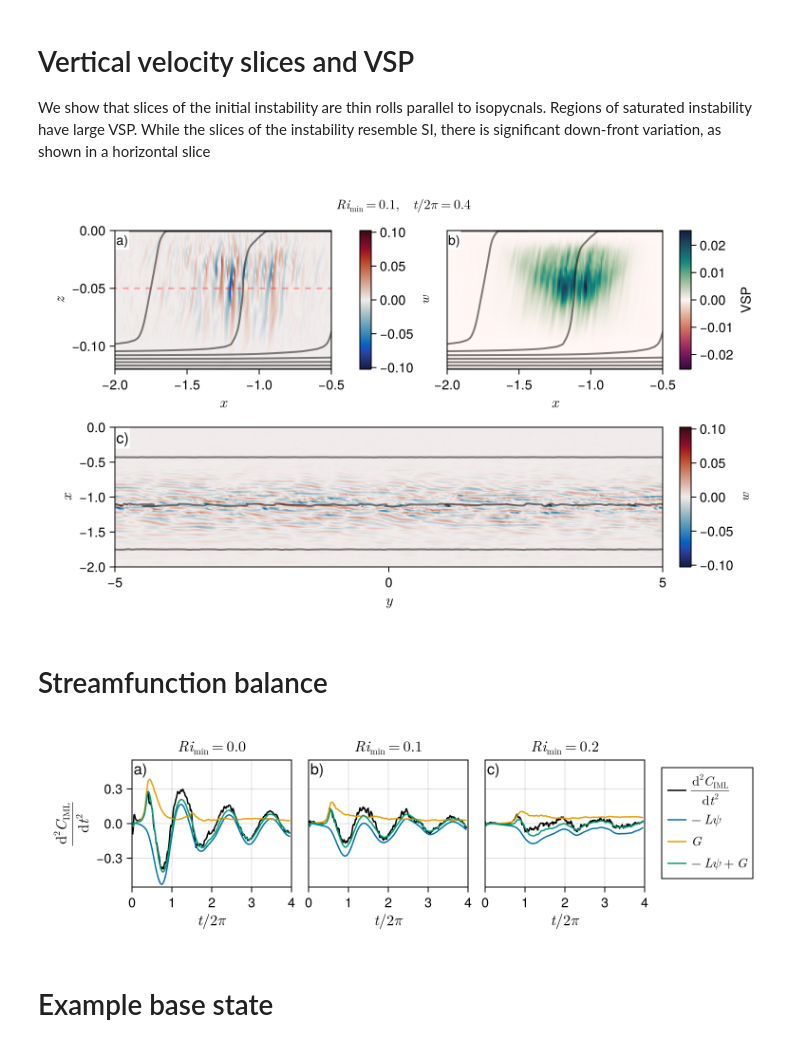
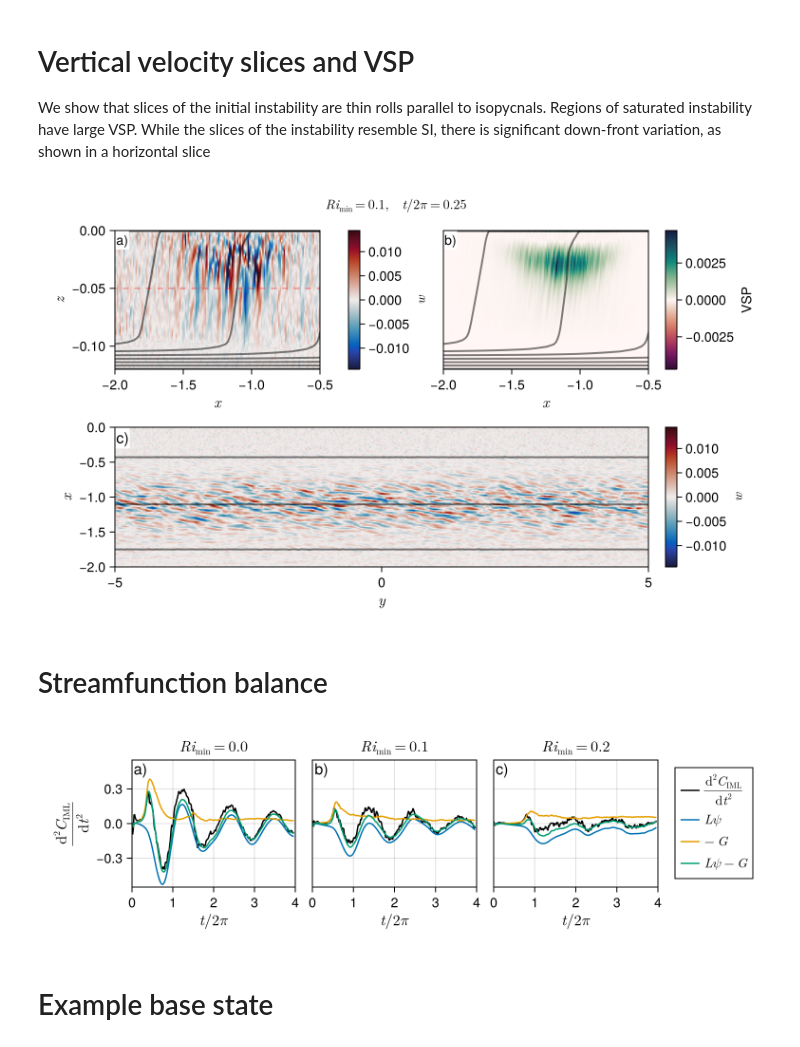
Before and after one commit to erin-atkinson/filament-instability, a Jupyter notebook: notebook/PaperFigures.ipynb, the cells around one changed output. Drawn from its saved outputs; the diff is of its cells as text; code cells hidden in the pictures.

```diff
--- a/notebook/PaperFigures.ipynb
+++ b/notebook/PaperFigures.ipynb
@@ -350,7 +350,7 @@ We show that slices of the initial instability are thin rolls parallel to isopyc
 # %%
 fig = let
     foldername = foldernames[2]
-    t = 0.4 # t/2π
+    t = 0.25 # t/2π
     z = -0.05
     init_time, run_time, sp = jldopen("$foldername/parameters.jld2") do file
         file["parameters/init_time"], file["parameters/run_time"], file["parameters/simulation"]
@@ -430,35 +430,35 @@ fig = let
         fontsize = 14,
         padding = (1, 1, 2, 2),
     )
     gl = GridLayout(fig[1, 3],
         tellwidth = false,
         tellheight = false,
         halign = :left,
         valign = :top,
     )
     Box(gl[1, 1], color = :white, strokecolor = :black, strokewidth = 0)
     Label(gl[1, 1], "b)",
         fontsize = 14,
         padding = (1, 1, 2, 2),
     )
 
     gl = GridLayout(fig[2, 1],
         tellwidth = false,
         tellheight = false,
         halign = :left,
         valign = :top,
     )
     Box(gl[1, 1], color = :white, strokecolor = :black, strokewidth = 0)
     Label(gl[1, 1], "c)",
         fontsize = 16,
         padding = (1, 1, 2, 2),
     )
     fig
 end
-#save("../output/paper_figures/wVSP_025.png", fig; px_per_unit=2)
+save("../output/paper_figures/wVSP_025.png", fig; px_per_unit=2)
 fig
 # %% [output]
-[figure, old version]
+[figure, new version]
 # %% [markdown]
 # Streamfunction balance
 # %%
@@ -556,7 +556,7 @@ fig = let foldernames = foldernames[1:3]
         i != 1 && hideydecorations!(ax, grid=false)
 
         # Add a legend for the last one
-        i == length(foldernames) && Legend(fig[1, i+1], lns, [L"\frac{\text{d}^2 C_{\text{IML}}}{\text{d}t^2}", L"-L\psi", L"G", L"-L\psi + G"])
+        i == length(foldernames) && Legend(fig[1, i+1], lns, [L"\frac{\text{d}^2 C_{\text{IML}}}{\text{d}t^2}", L"L\psi", L"-G", L"L\psi - G"])
 
     end
     fig
@@ -564,7 +564,7 @@ end
 save("../output/paper_figures/streamfunction_evolution_figure.png", fig; px_per_unit=2)
 fig
 # %% [output]
-[figure, old version]
+[figure, new version]
 # %% [markdown]
 # Example base state
 # %%
```
Also changed, not shown: 2 other files.
